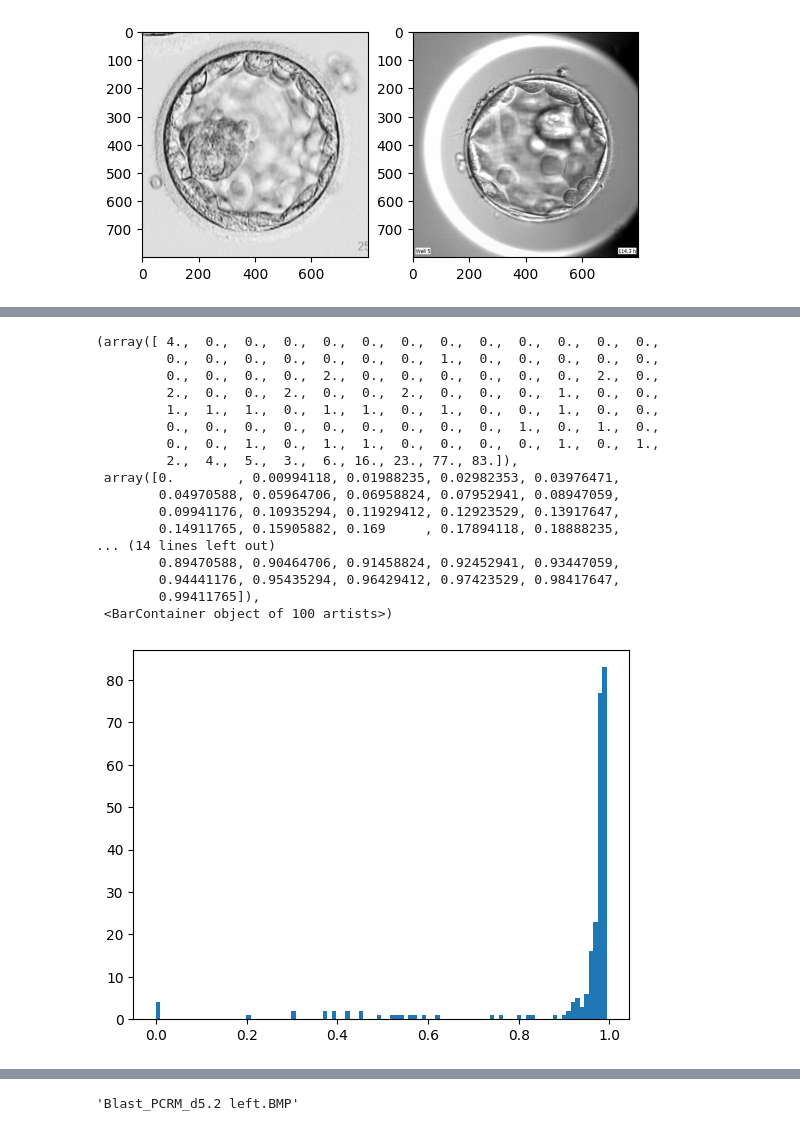
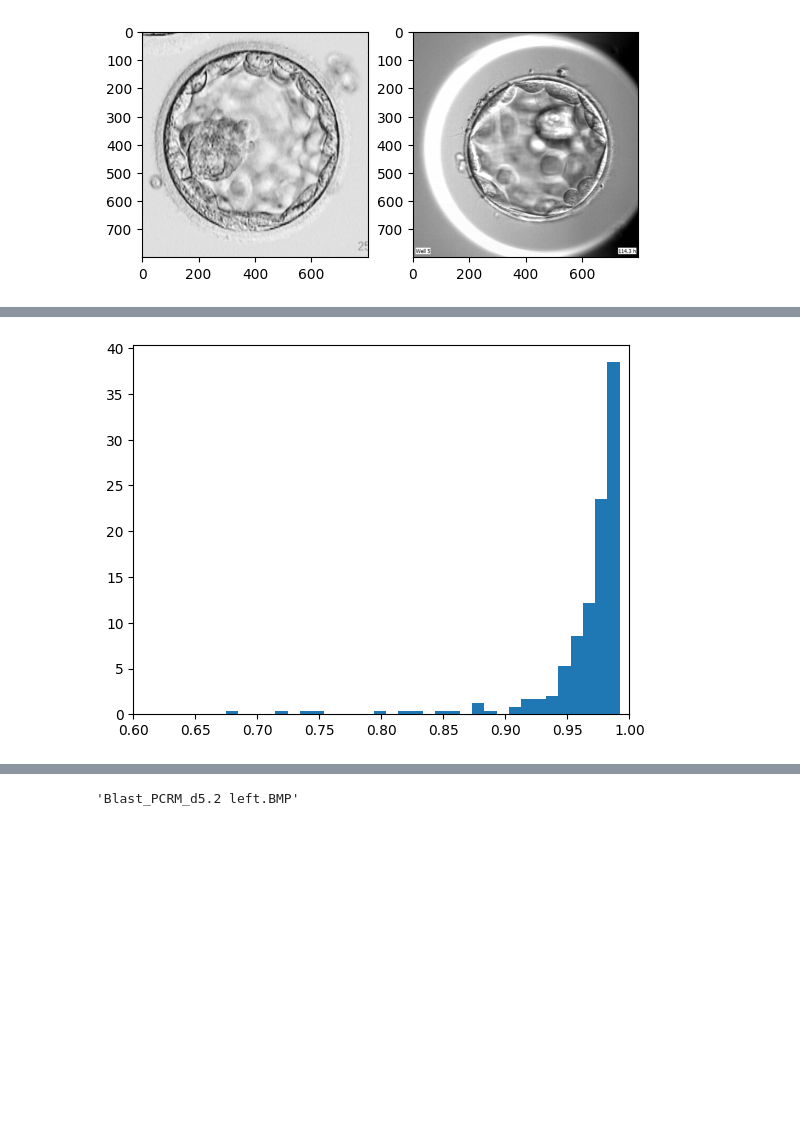
Before and after one commit to KoenKwakkenbos/Blastocyst-Segmentation, a Jupyter notebook: notebooks/static_dataset.ipynb, the cells around one changed output, grey strips where cells are left out. Saved outputs shown, nothing was run; the diff lists cells and outputs as text; code cells hidden in the pictures; blank space fills up the shorter version.

```diff
--- a/notebooks/static_dataset.ipynb
+++ b/notebooks/static_dataset.ipynb
@@ -123,3 +217,3 @@ def build_unet_model(input_height, input_width, input_channels):
 # %%
-model = build_unet_model(input_height=800, input_width=800, input_channels=1)
-model.load_weights(r"C:\Users\koenk\Documents\Master_Thesis\Programming\Debugging\experiment_009\complete_model_4.h5")
+model = build_rd_unet(input_height=800, input_width=800, input_channels=1, print_summary=False)
+model.load_weights(r"C:\Users\koenk\Documents\Master_Thesis\Programming\Debugging\experiment_007 (1)\complete_model_1.h5")
@@ -181,24 +287,9 @@ test_jaccard.mean()
 # %%
-plt.hist(test_jaccard, bins=100)
+plt.hist(test_jaccard, bins=100, density=True)
+plt.xlim(0.6, 1)
+plt.show()
 # %% [output]
-(array([ 4.,  0.,  0.,  0.,  0.,  0.,  0.,  0.,  0.,  0.,  0.,  0.,  0.,
-         0.,  0.,  0.,  0.,  0.,  0.,  0.,  1.,  0.,  0.,  0.,  0.,  0.,
-         0.,  0.,  0.,  0.,  2.,  0.,  0.,  0.,  0.,  0.,  0.,  2.,  0.,
-         2.,  0.,  0.,  2.,  0.,  0.,  2.,  0.,  0.,  0.,  1.,  0.,  0.,
-         1.,  1.,  1.,  0.,  1.,  1.,  0.,  1.,  0.,  0.,  1.,  0.,  0.,
-         0.,  0.,  0.,  0.,  0.,  0.,  0.,  0.,  0.,  1.,  0.,  1.,  0.,
-         0.,  0.,  1.,  0.,  1.,  1.,  0.,  0.,  0.,  0.,  1.,  0.,  1.,
-         2.,  4.,  5.,  3.,  6., 16., 23., 77., 83.]),
- array([0.        , 0.00994118, 0.01988235, 0.02982353, 0.03976471,
-        0.04970588, 0.05964706, 0.06958824, 0.07952941, 0.08947059,
-        0.09941176, 0.10935294, 0.11929412, 0.12923529, 0.13917647,
-        0.14911765, 0.15905882, 0.169     , 0.17894118, 0.18888235,
-... (14 lines left out)
-        0.89470588, 0.90464706, 0.91458824, 0.92452941, 0.93447059,
-        0.94441176, 0.95435294, 0.96429412, 0.97423529, 0.98417647,
-        0.99411765]),
- <BarContainer object of 100 artists>)
-[figure, old version]
+[figure, new version]
 # %%
 # plot 5 examples of masksk with test_jaccard > 0.9:
 fig, axs = plt.subplots(3, 3, figsize=(7, 7))
```
Also changed, not shown: parts of 15 cells of this notebook, 17 other files.
